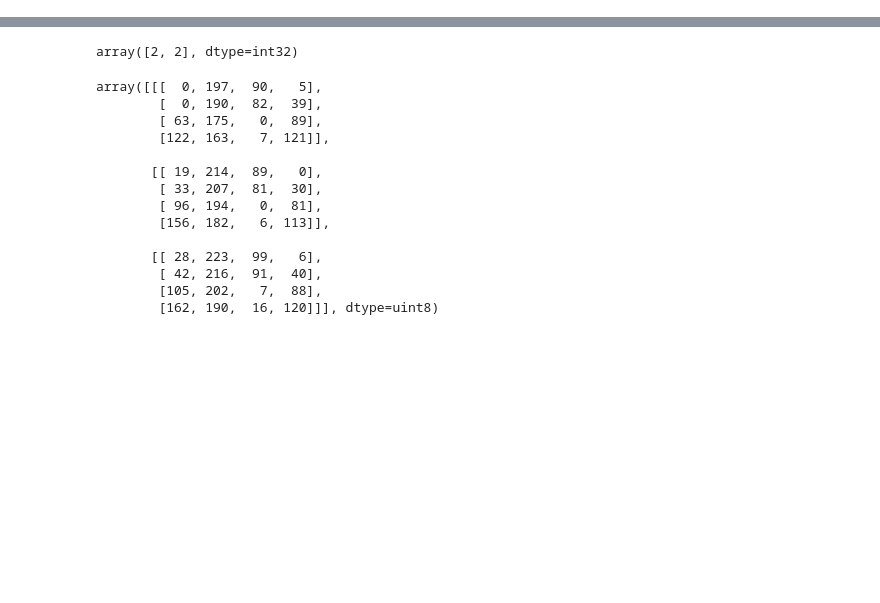
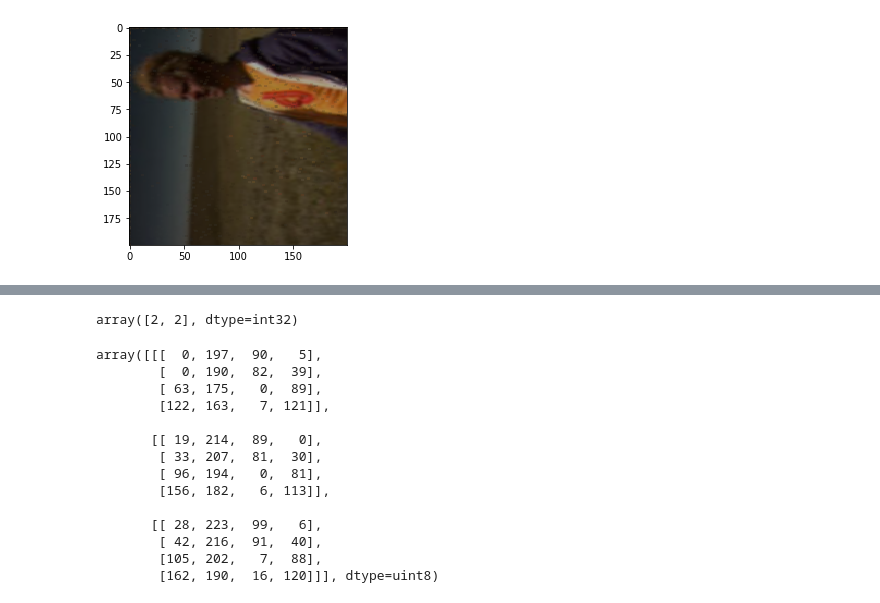
Before and after one commit to harveyslash/Deep-Image-Analogy-PyTorch, a Jupyter notebook: notebooks/Untitled1.ipynb, the cells around one changed output, grey strips where cells are left out. Cells and saved outputs as stored; diff of their text form; code cells hidden in the pictures; blank space fills up the shorter version.

```diff
--- a/notebooks/Untitled1.ipynb
+++ b/notebooks/Untitled1.ipynb
@@ -237,0 +350,4 @@ pm.calculate_distance(0,0,123,12)
+# %%
+pm.reconstruct_img_alt(patch_size=3)
+# %% [output]
+[figure, added]
```
Also changed, not shown: parts of 14 cells of this notebook.
